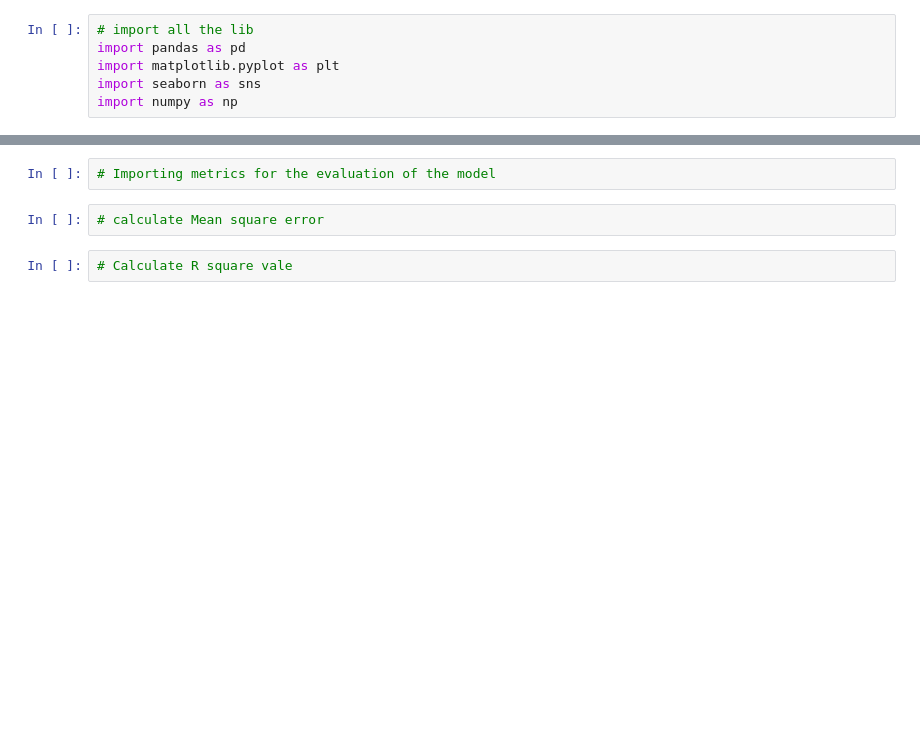
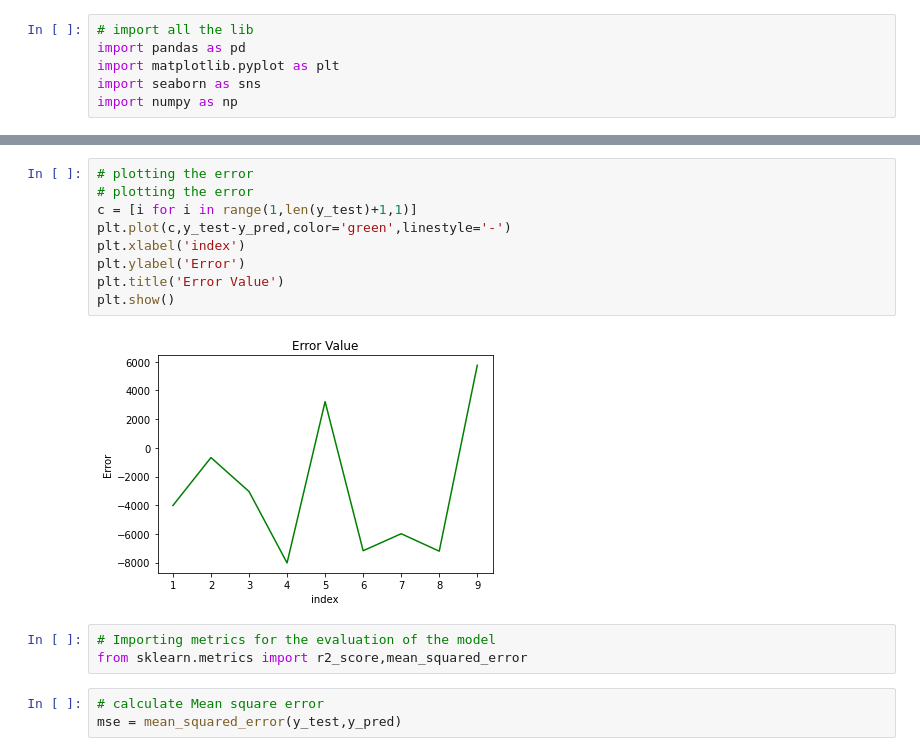
Before and after one commit to azizAbdennebi/huawei-ML_workshop, a Jupyter notebook: tp2/notebook482b5f3da4.ipynb, the cells around one changed output, grey strips where cells are left out. Saved outputs shown, nothing was run; the diff lists cells and outputs as text; blank space fills up the shorter version.

```diff
--- a/tp2/notebook482b5f3da4.ipynb
+++ b/tp2/notebook482b5f3da4.ipynb
@@ -40,6 +101,17 @@ y.head()
+# %%
+# plotting the error
+# plotting the error
+c = [i for i in range(1,len(y_test)+1,1)]
+plt.plot(c,y_test-y_pred,color='green',linestyle='-')
+plt.xlabel('index')
+plt.ylabel('Error')
+plt.title('Error Value')
+plt.show()
+# %% [output]
+[figure, added]
 # %%
 # Importing metrics for the evaluation of the model
+from sklearn.metrics import r2_score,mean_squared_error
 # %%
 # calculate Mean square error
+mse = mean_squared_error(y_test,y_pred)
-# %%
-# Calculate R square vale
```
Also changed, not shown: parts of 17 cells of this notebook.
